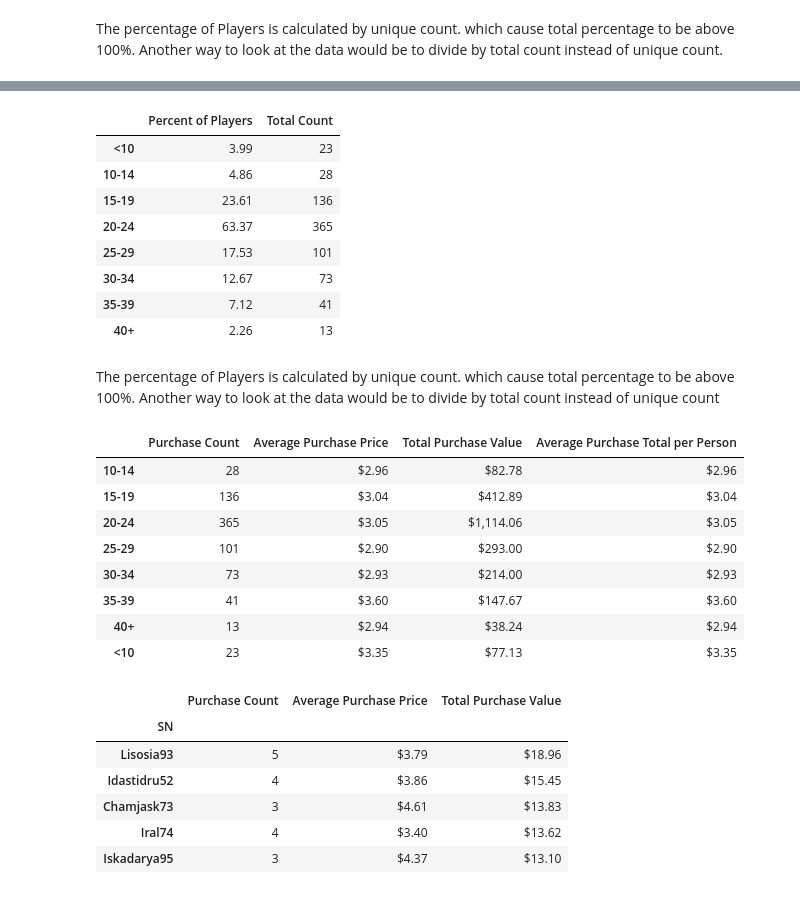
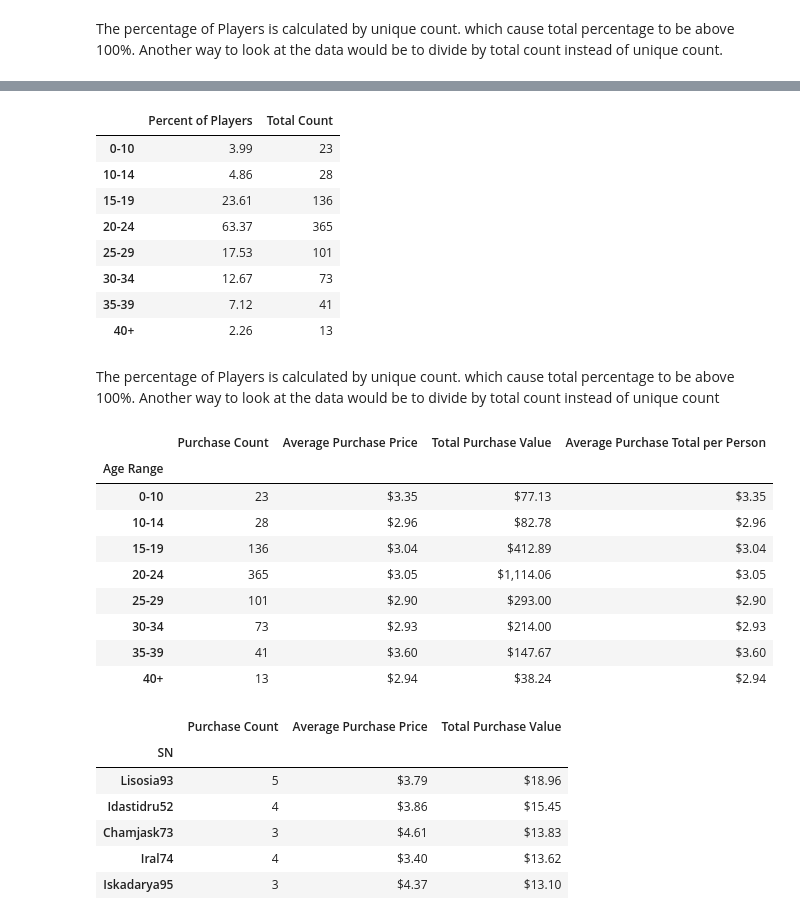
Before and after one commit to Randy0601/Heroes-of-Pymoli, a Jupyter notebook: HeroesOfPymoli.ipynb, the cells around one changed output, grey strips where cells are left out. Saved outputs shown, nothing was run; the diff lists cells and outputs as text; code cells hidden in the pictures.

```diff
--- a/HeroesOfPymoli.ipynb
+++ b/HeroesOfPymoli.ipynb
@@ -145,7 +145,7 @@ gender_purchase_table
     # Cut the data using the bin and labels create
 # Create bins for age range
 age_bins = [0, 9.90, 14.90, 19.90, 24.9, 29.9, 34.90, 39.90, 9999999]
-group_names = ["<10", "10-14", "15-19", "20-24", "25-29", "30-34", "35-39", "40+"]
+group_names = ["0-10", "10-14", "15-19", "20-24", "25-29", "30-34", "35-39", "40+"]
 
 # Use Cut to categorize players
 purchasedf["Age Range"] = pd.cut(purchasedf["Age"], age_bins, labels=group_names)
@@ -165,7 +165,7 @@ agerange_table = agerange_table.round(2)
 agerange_table
 # %% [output]
 |  | Percent of Players | Total Count |
-| <10 | 3.99 | 23 |
+| 0-10 | 3.99 | 23 |
 | 10-14 | 4.86 | 28 |
 | 15-19 | 23.61 | 136 |
 | 20-24 | 63.37 | 365 |
@@ -178,30 +178,33 @@ The percentage of Players is calculated by unique count. which cause total perce
 # %%
 # Calculate the total for the Age Ranges
 # Calculate the Average for the Age Ranges Price
 # Calculate Average Purchase Total per Person by Age Group
 
 total_purchase = purchasedf.groupby(["Age Range"]).sum()["Price"]
 average_purchase = total_purchase / agerange_total
 average_per_person = total_purchase / agerange_total
 
 # Create Dataframe for result
 agerange_purchase = pd.DataFrame({"Purchase Count": agerange_total,
                                   "Average Purchase Price": average_purchase,
                                   "Total Purchase Value": total_purchase,
                                  "Average Purchase Total per Person": average_per_person})
 
 # Format Table
 agerange_purchase = agerange_purchase.round(2)
 agerange_purchase["Average Purchase Price"] = agerange_purchase["Average Purchase Price"].map("${:,.2f}".format)
 agerange_purchase["Average Purchase Total per Person"] = agerange_purchase["Average Purchase Total per Person"].map("${:,.2f}".format)
 agerange_purchase["Total Purchase Value"] = agerange_purchase["Total Purchase Value"].map("${:,.2f}".format)
 
 # Arrange Table columns
 agerange_purchase = agerange_purchase.loc[:,["Purchase Count", "Average Purchase Price",
                                       "Total Purchase Value", "Average Purchase Total per Person"]]
+agerange_purchase.sort_index(ascending=False)
 agerange_purchase
 # %% [output]
 |  | Purchase Count | Average Purchase Price | Total Purchase Value | Average Purchase Total per Person |
+| Age Range |  |  |  |  |
+| 0-10 | 23 | $3.35 | $77.13 | $3.35 |
 | 10-14 | 28 | $2.96 | $82.78 | $2.96 |
 | 15-19 | 136 | $3.04 | $412.89 | $3.04 |
 | 20-24 | 365 | $3.05 | $1,114.06 | $3.05 |
@@ -209,7 +212,6 @@ agerange_purchase
 | 30-34 | 73 | $2.93 | $214.00 | $2.93 |
 | 35-39 | 41 | $3.60 | $147.67 | $3.60 |
 | 40+ | 13 | $2.94 | $38.24 | $2.94 |
-| <10 | 23 | $3.35 | $77.13 | $3.35 |
 # %%
 # Top Spenders
   # Identify the the top 5 spenders in the game by total purchase value, then list (in a table):
```
Also changed, not shown: parts of 1 cell of this notebook, 1 other file.
